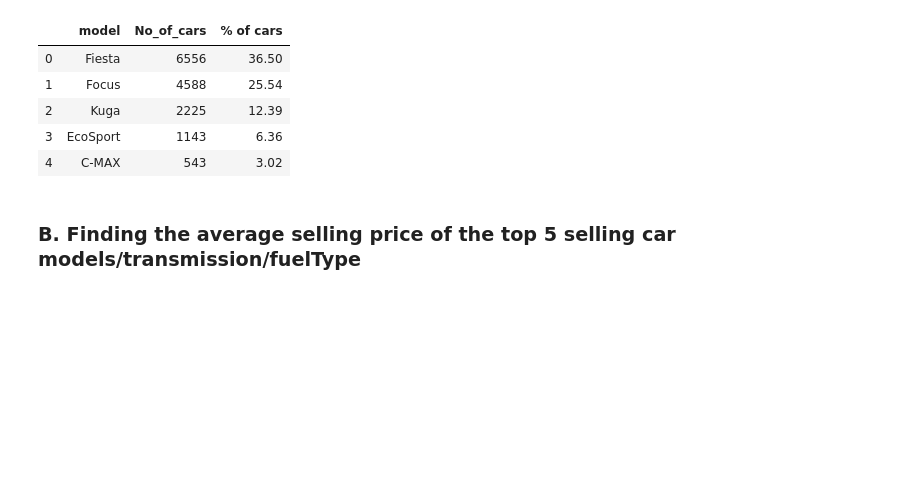
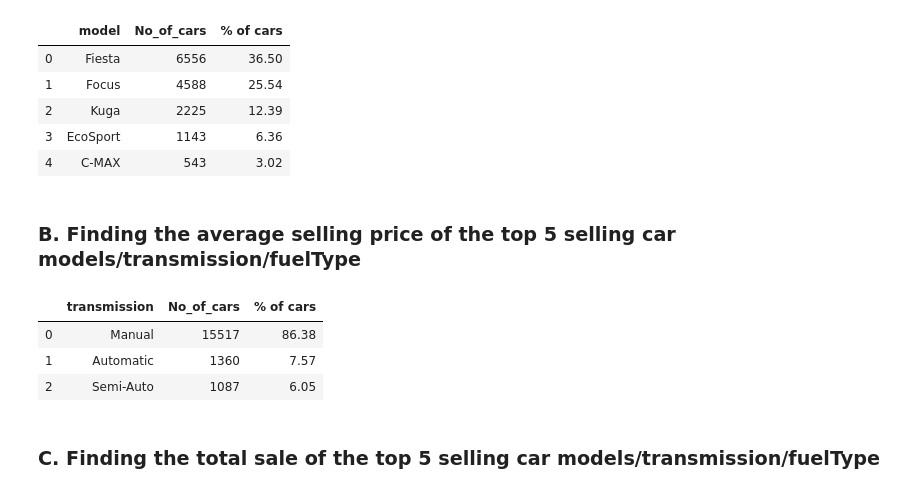
Before and after one commit to nabilatajrin/bmw-used-car-analysis, a Jupyter notebook: ford_used_car_EDA.ipynb, the cells around one changed output. Saved outputs shown, nothing was run; the diff lists cells and outputs as text; code cells hidden in the pictures; blank space fills up the shorter version.

```diff
--- a/ford_used_car_EDA.ipynb
+++ b/ford_used_car_EDA.ipynb
@@ -450,3 +451,15 @@ top_selling_car
 | 4 | C-MAX | 543 | 3.02 |
 # %% [markdown]
 ### B. Finding the average selling price of the top 5 selling car models/transmission/fuelType
+# %%
+#Sorting dataframe model_count in descending order
+top_selling_price = transmission_count.sort_values(by = '% of cars', ascending = False).head(5)
+
+top_selling_price
+# %% [output]
+|  | transmission | No_of_cars | % of cars |
+| 0 | Manual | 15517 | 86.38 |
+| 1 | Automatic | 1360 | 7.57 |
+| 2 | Semi-Auto | 1087 | 6.05 |
+# %% [markdown]
+### C. Finding the total sale of the top 5 selling car models/transmission/fuelType
```
Also changed, not shown: parts of 4 cells of this notebook.
